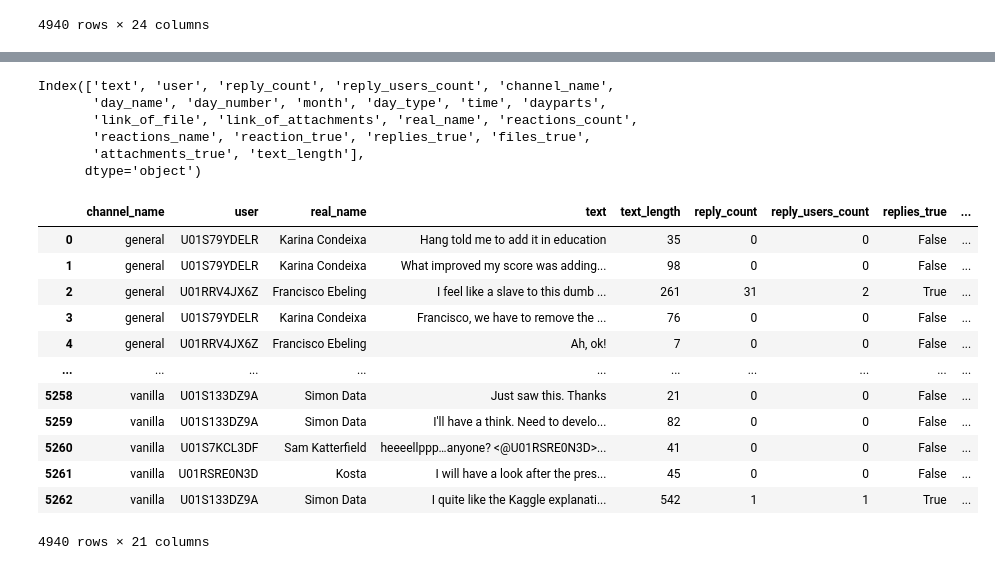
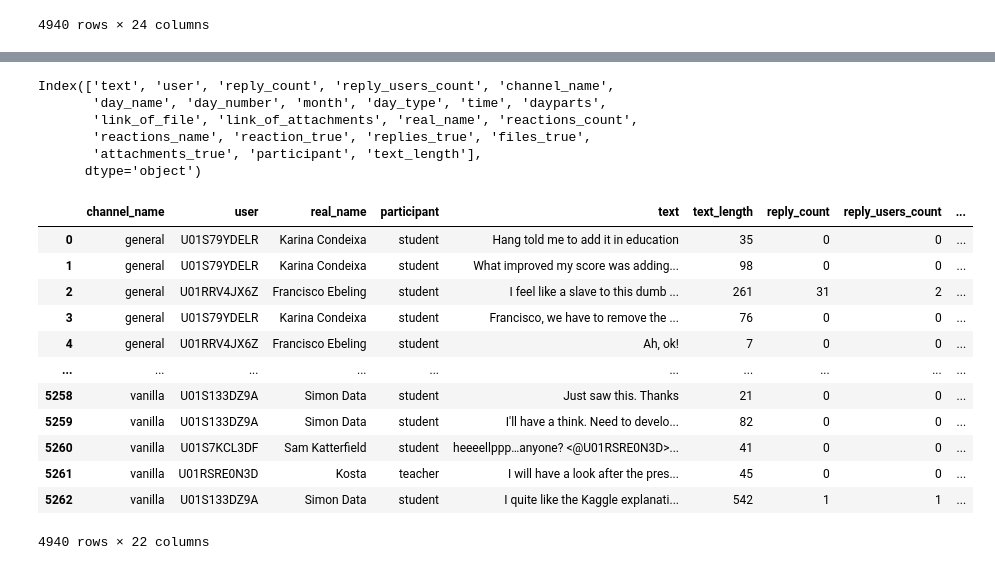
Before and after one commit to lillaszulyovszky/ironhack-final-project, a Jupyter notebook: code/ironhack_DA_slack_wrangling.ipynb, the cells around one changed output, grey strips where cells are left out. Drawn from its saved outputs; the diff is of its cells as text; code cells hidden in the pictures.

Commit message:
added participants

```diff
--- a/code/ironhack_DA_slack_wrangling.ipynb
+++ b/code/ironhack_DA_slack_wrangling.ipynb
@@ -1513,0 +1536,15 @@ See the caveats in the documentation: https://pandas.pydata.org/pandas-docs/stab
+# %%
+# create a new column with teaching and students
+def applyFunc(s):
+    if s == 'siand the LT (she/her)':
+        return 'teacher'
+    if s ==  'Florian Titze':
+        return 'teacher'
+    if s ==  'Kosta':
+        return 'teacher'
+    else:
+        return 'student'
+    return ''
+
+df_clean['participant'] = df_clean['real_name'].apply(applyFunc)
+df_clean['participant'].value_counts()
@@ -1596,29 +1642,32 @@ Index(['text', 'user', 'reply_count', 'reply_users_count', 'channel_name',
        'day_name', 'day_number', 'month', 'day_type', 'time', 'dayparts',
        'link_of_file', 'link_of_attachments', 'real_name', 'reactions_count',
        'reactions_name', 'reaction_true', 'replies_true', 'files_true',
-       'attachments_true', 'text_length'],
+       'attachments_true', 'participant', 'text_length'],
       dtype='object')
 # %%
 # reordering columns
-df_clean = df_clean[['channel_name', 'user', 'real_name', 'text', 'text_length', 'reply_count', 'reply_users_count',
-       'replies_true', 'day_name', 'day_type', 'time', 'dayparts', 'day_number', 'month', 'reactions_count', 'reactions_name', 'link_of_file', 'files_true',
-       'link_of_attachments', 'attachments_true', 'reaction_true']]
+df_clean = df_clean[['channel_name', 'user', 'real_name', 'participant',
+                     'text', 'text_length', 'reply_count', 'reply_users_count',
+                     'replies_true', 'day_name', 'day_type', 'time',
+                     'dayparts', 'day_number', 'month', 'reactions_count',
+                     'reactions_name', 'link_of_file', 'files_true',
+                     'link_of_attachments', 'attachments_true', 'reaction_true']]
 # test
 df_clean
 # %% [output]
-|  | channel_name | user | real_name | text | text_length | reply_count | reply_users_count | replies_true | ... |
-| 0 | general | U01S79YDELR | Karina Condeixa | Hang told me to add it in education | 35 | 0 | 0 | False | ... |
-| 1 | general | U01S79YDELR | Karina Condeixa | What improved my score was adding... | 98 | 0 | 0 | False | ... |
-| 2 | general | U01RRV4JX6Z | Francisco Ebeling | I feel like a slave to this dumb ... | 261 | 31 | 2 | True | ... |
-| 3 | general | U01S79YDELR | Karina Condeixa | Francisco, we have to remove the ... | 76 | 0 | 0 | False | ... |
-| 4 | general | U01RRV4JX6Z | Francisco Ebeling | Ah, ok! | 7 | 0 | 0 | False | ... |
+|  | channel_name | user | real_name | participant | text | text_length | reply_count | reply_users_count | ... |
+| 0 | general | U01S79YDELR | Karina Condeixa | student | Hang told me to add it in education | 35 | 0 | 0 | ... |
+| 1 | general | U01S79YDELR | Karina Condeixa | student | What improved my score was adding... | 98 | 0 | 0 | ... |
+| 2 | general | U01RRV4JX6Z | Francisco Ebeling | student | I feel like a slave to this dumb ... | 261 | 31 | 2 | ... |
+| 3 | general | U01S79YDELR | Karina Condeixa | student | Francisco, we have to remove the ... | 76 | 0 | 0 | ... |
+| 4 | general | U01RRV4JX6Z | Francisco Ebeling | student | Ah, ok! | 7 | 0 | 0 | ... |
 | ... | ... | ... | ... | ... | ... | ... | ... | ... | ... |
-| 5258 | vanilla | U01S133DZ9A | Simon Data | Just saw this. Thanks | 21 | 0 | 0 | False | ... |
-| 5259 | vanilla | U01S133DZ9A | Simon Data | I'll have a think. Need to develo... | 82 | 0 | 0 | False | ... |
-| 5260 | vanilla | U01S7KCL3DF | Sam Katterfield | heeeellppp…anyone? <@U01RSRE0N3D>... | 41 | 0 | 0 | False | ... |
-| 5261 | vanilla | U01RSRE0N3D | Kosta | I will have a look after the pres... | 45 | 0 | 0 | False | ... |
-| 5262 | vanilla | U01S133DZ9A | Simon Data | I quite like the Kaggle explanati... | 542 | 1 | 1 | True | ... |
+| 5258 | vanilla | U01S133DZ9A | Simon Data | student | Just saw this. Thanks | 21 | 0 | 0 | ... |
+| 5259 | vanilla | U01S133DZ9A | Simon Data | student | I'll have a think. Need to develo... | 82 | 0 | 0 | ... |
+| 5260 | vanilla | U01S7KCL3DF | Sam Katterfield | student | heeeellppp…anyone? <@U01RSRE0N3D>... | 41 | 0 | 0 | ... |
+| 5261 | vanilla | U01RSRE0N3D | Kosta | teacher | I will have a look after the pres... | 45 | 0 | 0 | ... |
+| 5262 | vanilla | U01S133DZ9A | Simon Data | student | I quite like the Kaggle explanati... | 542 | 1 | 1 | ... |
-4940 rows × 21 columns
+4940 rows × 22 columns
 # %%
 # save to csv
 df_clean.to_csv(r'../data/data_clean.csv', index = False)
```
Also changed, not shown: parts of 8 cells of this notebook, 5 other files.
